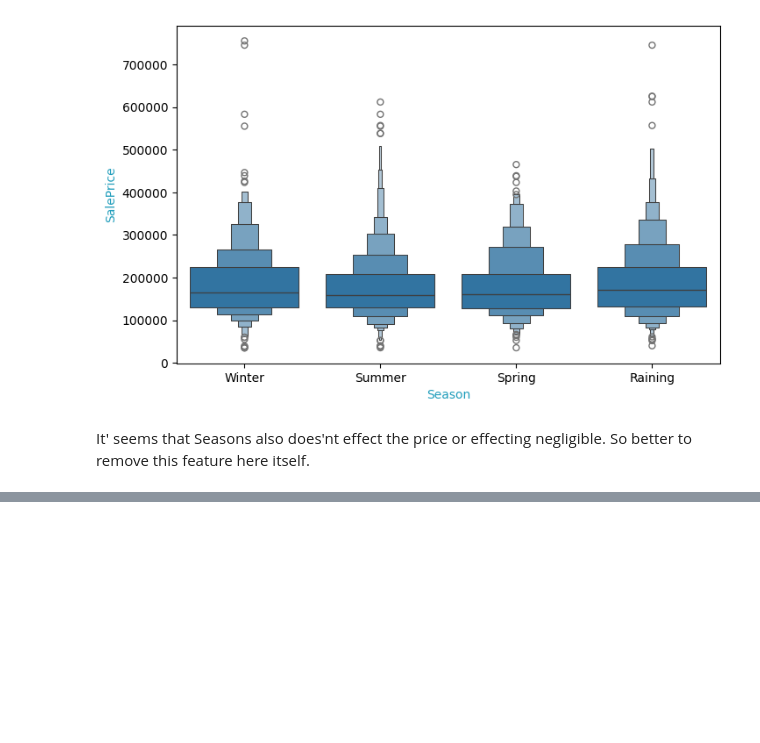
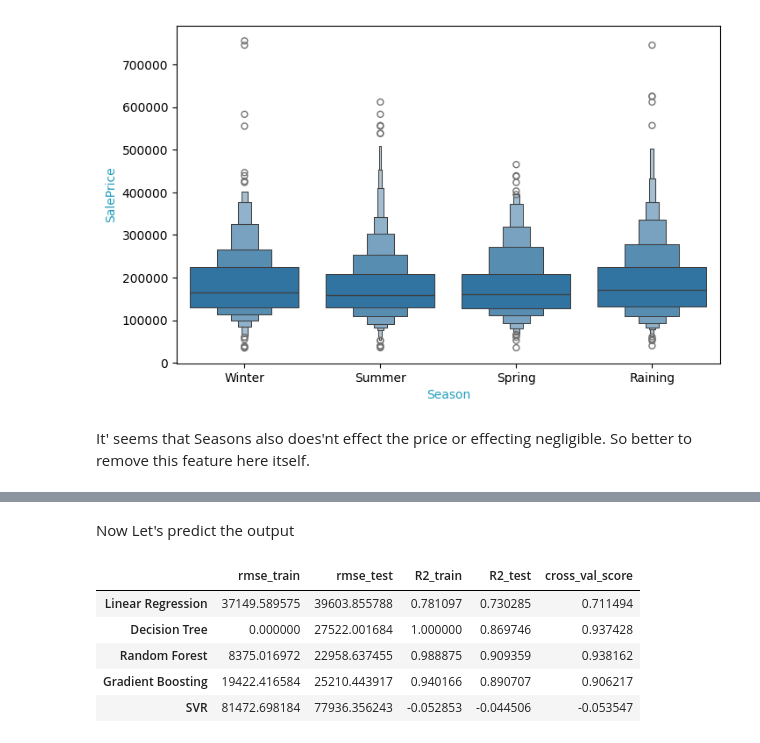
Before and after one commit to rahmankhan2241/House-Price-Prediction-Kaggle-Competition, a Jupyter notebook: Preprocessing.ipynb, the cells around one changed output, grey strips where cells are left out. Cells and saved outputs as stored; diff of their text form; code cells hidden in the pictures; blank space fills up the shorter version.

Commit message:
Preprocessing step

```diff
--- a/Preprocessing.ipynb
+++ b/Preprocessing.ipynb
@@ -1361,0 +1362,15 @@ Now we are left we 76 features
+# %%
+from sklearn.preprocessing import StandardScaler
+
+# Initialize the scaler
+scaler = StandardScaler()
+
+# Fit and transform training data
+X_train_scaled = scaler.fit_transform(X_train)
+
+# Only transform test data (using the same scaler)
+X_test_scaled = scaler.transform(X_test)
+# %%
+## Now adding them to dataframe
+X_train = pd.DataFrame(X_train_scaled, columns = X_train.columns)
+X_test = pd.DataFrame(X_test_scaled, columns = X_test.columns)
@@ -1361,0 +1381,64 @@ Now we are left we 76 features
+# %% [markdown]
+Now Let's predict the output
+# %%
+## Importing Models to check for accuracy
+# Import popular regression models
+from sklearn.linear_model import LinearRegression, Ridge, Lasso, ElasticNet
+from sklearn.tree import DecisionTreeRegressor
+from sklearn.ensemble import RandomForestRegressor, GradientBoostingRegressor
+from sklearn.svm import SVR
+
+
+# Create a dictionary of models
+models = {
+    'Linear Regression': LinearRegression(),
+    'Decision Tree': DecisionTreeRegressor(),
+    'Random Forest': RandomForestRegressor(),
+    'Gradient Boosting': GradientBoostingRegressor(),
+    'SVR': SVR()
+}
+X , Y = all_df.drop('SalePrice', axis = 1), all_df.SalePrice
+# Evaluation metrics for regression
+from sklearn.metrics import root_mean_squared_error as rmse, r2_score
+from sklearn.model_selection import cross_val_score
+
+# Function to evaluate models
+def evaluate_models(models, X_train, X_test, y_train, y_test):
+    results = {}
+    for name, model in models.items():
+        # Train model
+        model.fit(X_train, y_train)
+
+        # Make predictions
+        y_pred_test = model.predict(X_test)
+        y_pred_train = model.predict(X_train)
+
+        ## doing cross validation
+        cv_score = np.mean(cross_val_score(model, X , Y, cv = 5))
+
+        # Calculate metrics
+        rmse_train = rmse(y_train, y_pred_train)
+        rmse_test = rmse(y_test, y_pred_test)
+        R2_train = r2_score(y_train, y_pred_train)
+        R2_test = r2_score(y_test, y_pred_test)
+
+        results[name] = {
+            'rmse_train': rmse_train,
+            'rmse_test': rmse_test,
+            'R2_train' : R2_train,
+            'R2_test': R2_test,
+            'cross_val_score': cv_score
+        }
+
+    return pd.DataFrame(results).T
+
+# Evaluate all models
+results = evaluate_models(models, X_train, X_test, Y_train, Y_test)
+results
+# %% [output]
+|  | rmse_train | rmse_test | R2_train | R2_test | cross_val_score |
+| Linear Regression | 37149.589575 | 39603.855788 | 0.781097 | 0.730285 | 0.711494 |
+| Decision Tree | 0.000000 | 27522.001684 | 1.000000 | 0.869746 | 0.937428 |
+| Random Forest | 8375.016972 | 22958.637455 | 0.988875 | 0.909359 | 0.938162 |
+| Gradient Boosting | 19422.416584 | 25210.443917 | 0.940166 | 0.890707 | 0.906217 |
+| SVR | 81472.698184 | 77936.356243 | -0.052853 | -0.044506 | -0.053547 |
```
Also changed, not shown: parts of 19 cells of this notebook, 4 other files.
